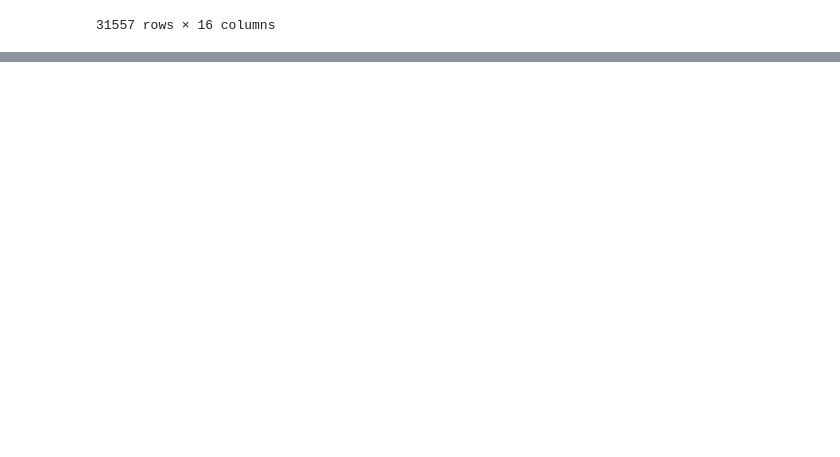
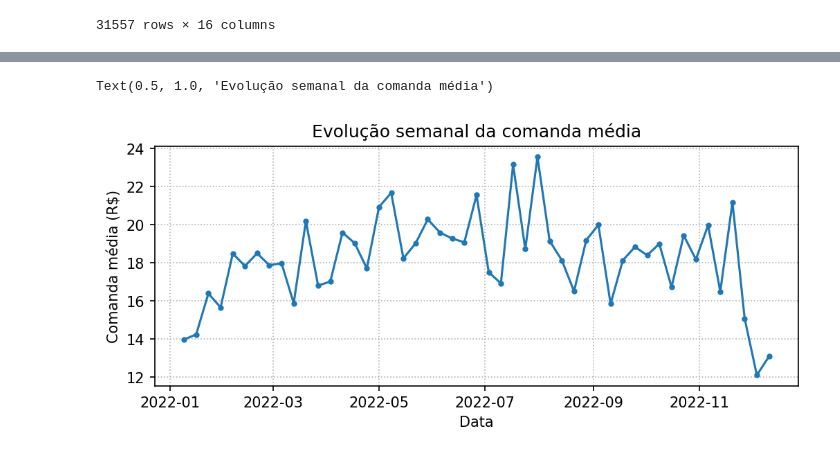
Before and after one commit to leandroneckel/aulas_data_science, a Jupyter notebook: Notebooks/Unidade 1/dados02/20220316_projeto02.ipynb, the cells around one changed output, grey strips where cells are left out. Cells and saved outputs as stored; diff of their text form; code cells hidden in the pictures; blank space fills up the shorter version.

Commit message:
modificacoes nos arquivos da unidade 01 - dados 02

```diff
--- a/Notebooks/Unidade 1/dados02/20220316_projeto02.ipynb
+++ b/Notebooks/Unidade 1/dados02/20220316_projeto02.ipynb
@@ -409,0 +127,6 @@ grafico.write_html('analise_multivariada_01.html')
+# %%
+## eliminando os covers do dataframe original
+
+dados2 = dados[~dados.nome_produto.str.contains('COVER')]
+dados2 = dados2[~dados2.nome_produto.str.contains('cover')]
+dados2
@@ -409,0 +171,7 @@ grafico.write_html('analise_multivariada_01.html')
+# %%
+## agrupamento temporal
+vendas_semanais = dados2.groupby(by=[pd.Grouper(key = 'data_fechamento',freq = 'W')]).agg(
+    total_vendido = ('preco_total','sum'),
+    total_comandas = ('preco_total','count')
+)
+vendas_semanais
@@ -409,0 +202,3 @@ grafico.write_html('analise_multivariada_01.html')
+# %%
+vendas_semanais['comanda_media'] = vendas_semanais.total_vendido/vendas_semanais.total_comandas
+vendas_semanais
@@ -409,0 +231,15 @@ grafico.write_html('analise_multivariada_01.html')
+# %%
+#estilizar um pouco o gráfico
+fig,ax = plt.subplots(1,figsize = (8,3),dpi=150)
+ax.plot(
+    vendas_semanais.index,
+    vendas_semanais.comanda_media,
+    marker = '.'
+)
+ax.grid(ls = ':')
+ax.set_xlabel('Data')
+ax.set_ylabel('Comanda média (R$)')
+ax.set_title('Evolução semanal da comanda média')
+# %% [output]
+Text(0.5, 1.0, 'Evolução semanal da comanda média')
+[figure, added]
```
Also changed, not shown: parts of 73 cells of this notebook, 5 other files.
